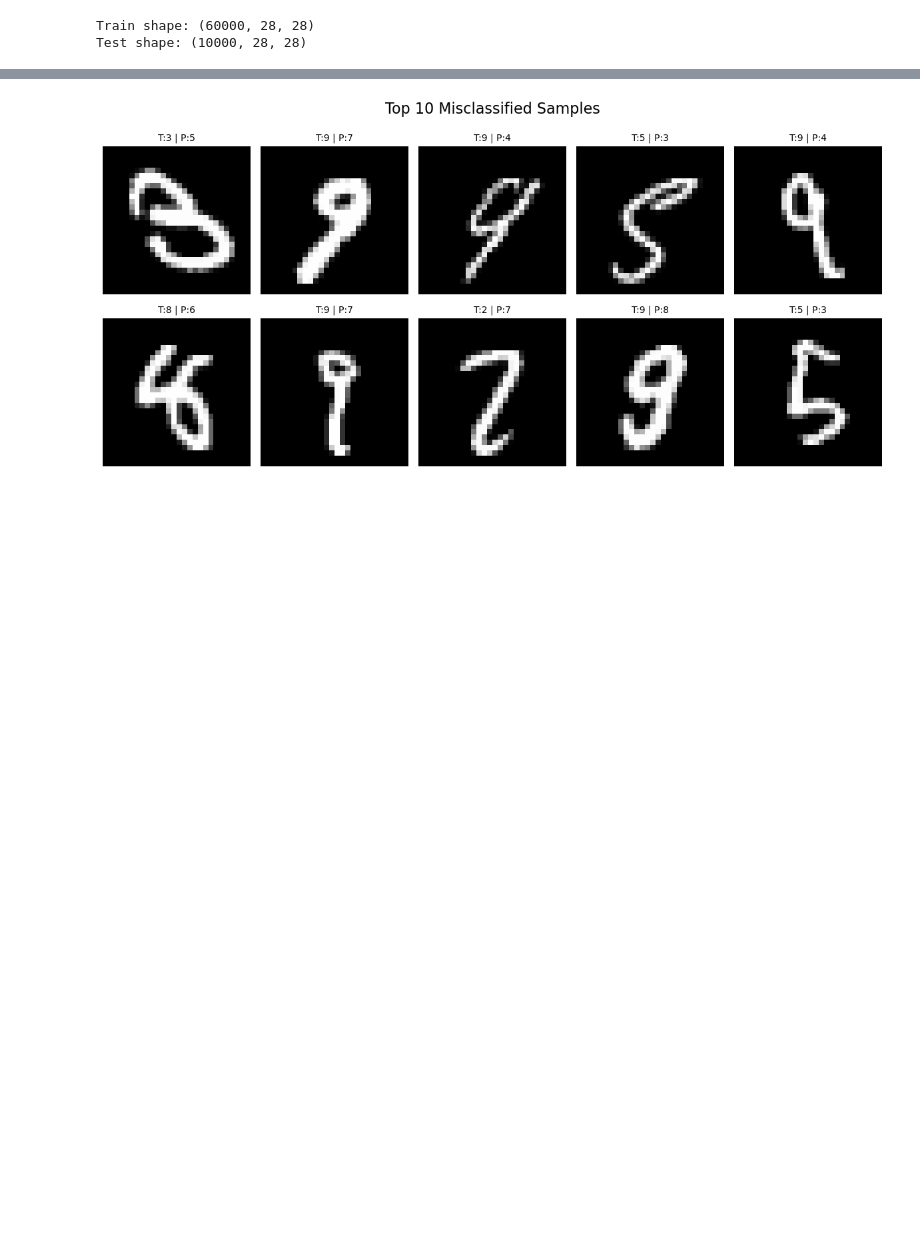
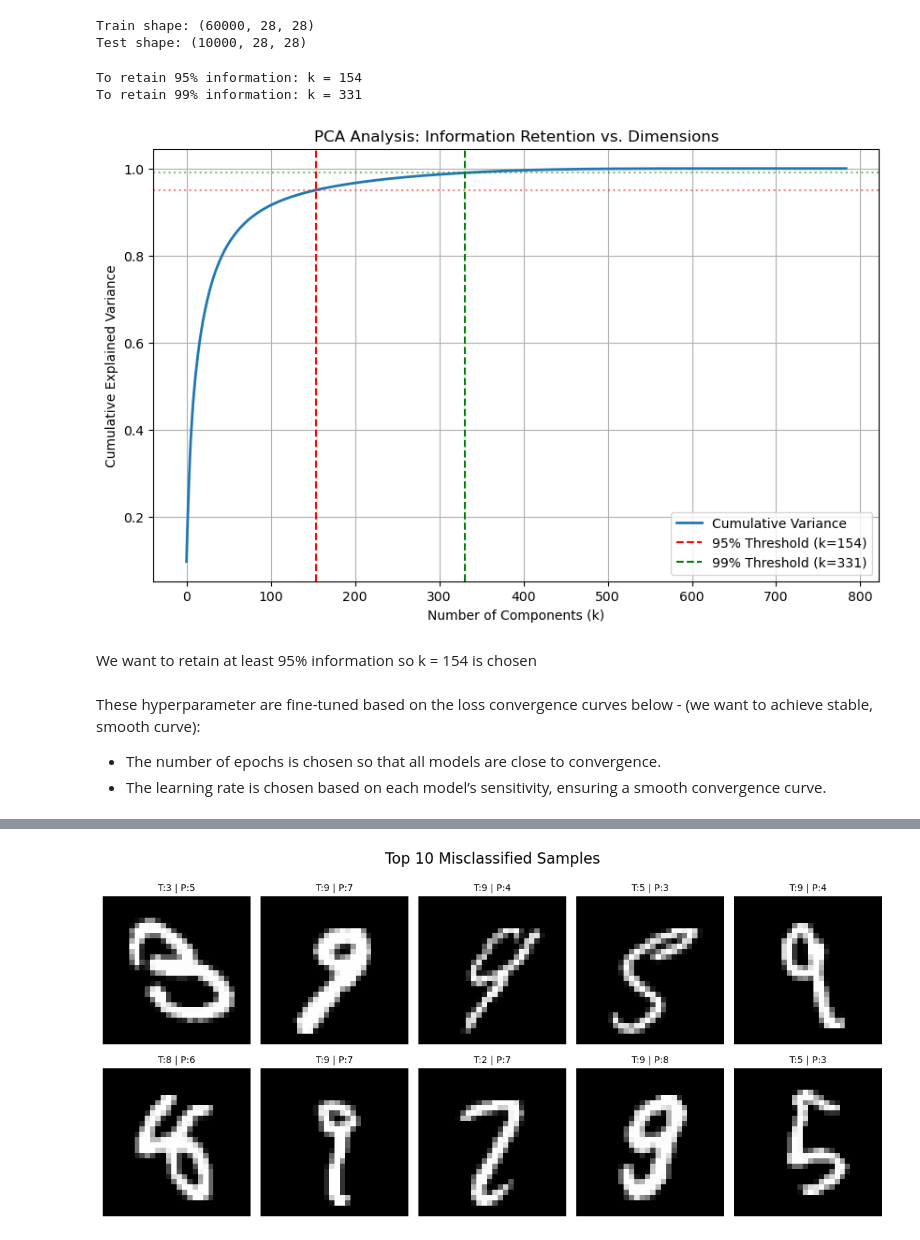
Before and after one commit to Le-Anh-Duy/Intro2ML-Lab02-SoftmaxRegression, a Jupyter notebook: MODELS/notebooks/experiment.ipynb, the cells around one changed output, grey strips where cells are left out. Cells and saved outputs as stored; diff of their text form; code cells hidden in the pictures; blank space fills up the shorter version.

```diff
--- a/MODELS/notebooks/experiment.ipynb
+++ b/MODELS/notebooks/experiment.ipynb
@@ -56,6 +56,14 @@ X_train, X_val, y_train, y_val = train_val_split(X_train, y_train)
 # %% [output]
 Train shape: (60000, 28, 28)
 Test shape: (10000, 28, 28)
+# %%
+pca_features = check_pca_variance(X_train)
+# %% [output]
+To retain 95% information: k = 154
+To retain 99% information: k = 331
+[figure, added]
+# %% [markdown]
+We want to retain at least 95% information so k = 154 is chosen
 # %%
 TRAIN_CONFIG = {
     'batch_size': X_train.shape[0],
@@ -104,5 +112,9 @@ model_lrs = {
     "HOG": 0.2
 }
+# %% [markdown]
+These hyperparameter are fine-tuned based on the loss convergence curves below - (we want to achieve stable, smooth curve):
+- The number of epochs is chosen so that all models are close to convergence.
+- The learning rate is chosen based on each model’s sensitivity, ensuring a smooth convergence curve.
 # %%
 # TRAINING AND EVALUATION LOOP
 
```
Also changed, not shown: parts of 17 cells of this notebook, 5 other files.
